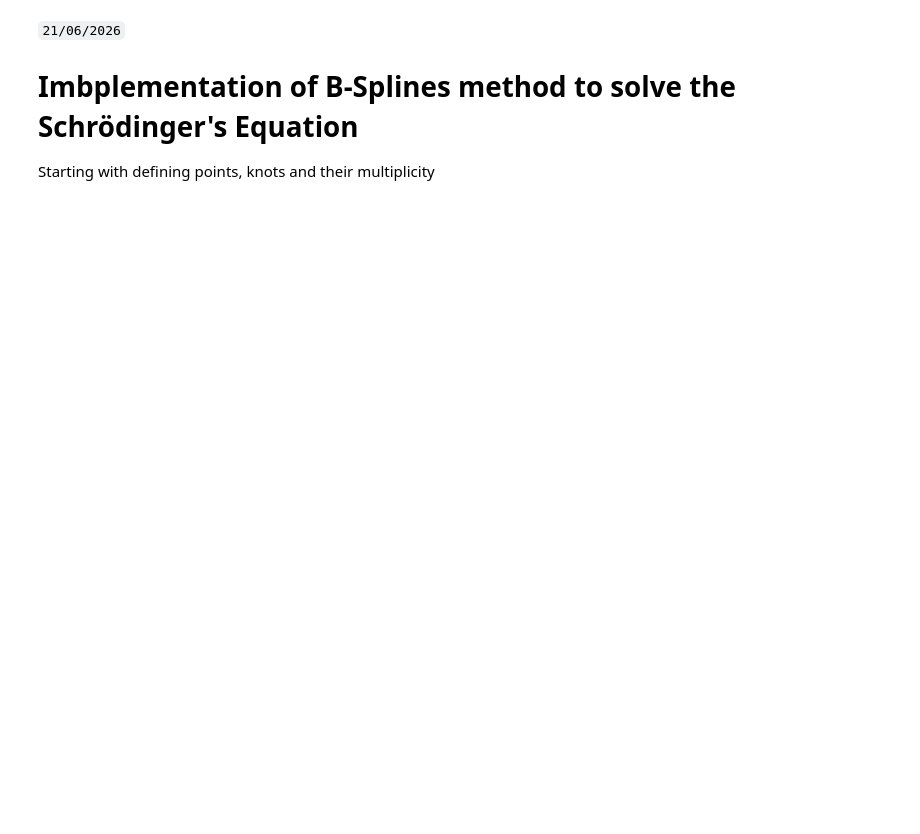
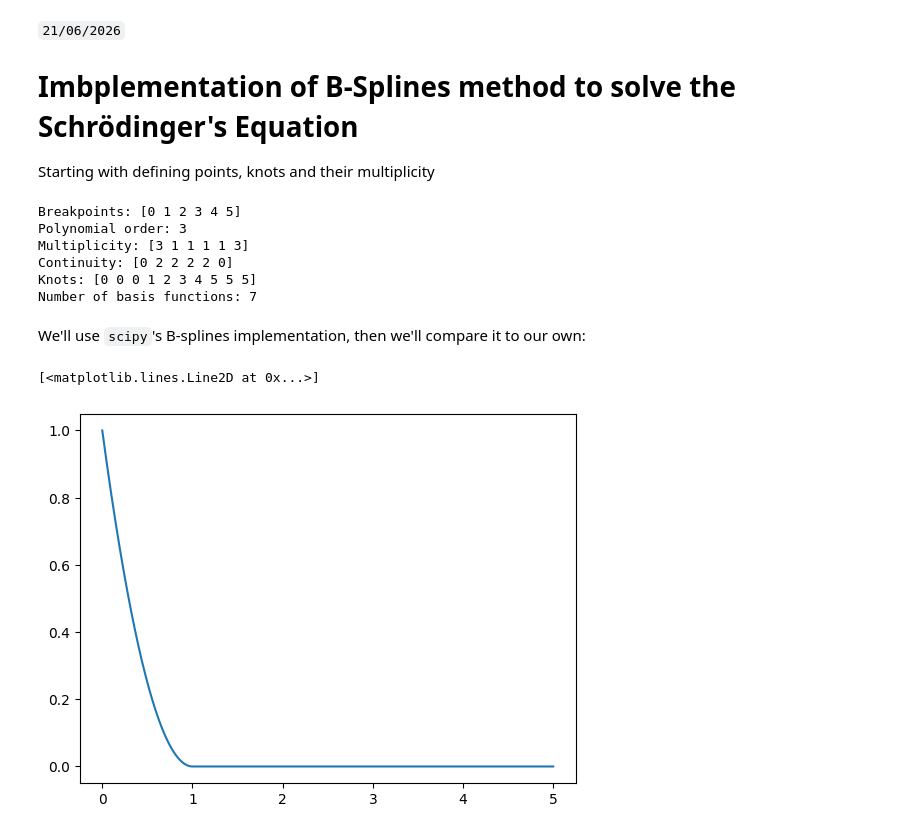
Before and after one commit to Gabriel-Amici/MorseCoulomb, a Jupyter notebook: notebooks/development/bsplines.ipynb, the cells around one changed output. Saved outputs shown, nothing was run; the diff lists cells and outputs as text; code cells hidden in the pictures; blank space fills up the shorter version.

```diff
--- a/notebooks/development/bsplines.ipynb
+++ b/notebooks/development/bsplines.ipynb
@@ -25,22 +25,3 @@ t = np.concatenate([[chi[j]] * nu[j] for j in range(len(chi)) ])
 
 # number of basis functions
 n = k + ell - 1
-# %%
-# breakpoints
-chi = np.array([0, 1, 2, 3, 4, 5])
-
-# Polynomial order
-ell = len(chi) - 1
-k = 3
-
-# continuity conditions
-nu = np.array([0] + [k-1] * (len(chi) - 2) + [0])
-
-# multiplicity
-mu = k - nu
-
-# Knots
-t = np.concatenate([[chi[j]] * mu[j] for j in range(len(chi)) ])
-
-# number of basis functions
-n = np.sum(mu) - k
@@ -49,15 +28,30 @@ mu
 # %%
 print(f"Breakpoints: {chi}")
 print(f"Polynomial order: {k}")
-print(f"Multiplicity: {mu}")
+print(f"Multiplicity: {nu}")
+print(f"Continuity: {mu}")
 print(f"Knots: {t}")
 print(f"Number of basis functions: {n}")
+# %% [output]
+Breakpoints: [0 1 2 3 4 5]
+Polynomial order: 3
+Multiplicity: [3 1 1 1 1 3]
+Continuity: [0 2 2 2 2 0]
+Knots: [0 0 0 1 2 3 4 5 5 5]
+Number of basis functions: 7
+# %% [markdown]
+We'll use `scipy`'s B-splines implementation, then we'll compare it to our own:
 # %%
 from scipy.interpolate import BSpline
 import matplotlib.pyplot as plt
 # %%
 coefficients = np.zeros(n)
 coefficients[0] = 1  # Set the first coefficient to 1 for the first basis function
-coefficients[-1] = 1  # Set the last coefficient to 1 for the last basis function
 
-spline = BSpline(t, coefficients, k)
+spline = BSpline(t, coefficients, k-1)
+x_vec = np.linspace(chi[0], chi[-1], 1000)
+y2 = spline(x_vec)
+plt.plot(x_vec, y2)
+# %% [output]
+[<matplotlib.lines.Line2D at 0x...>]
+[figure, added]
```
Also changed, not shown: parts of 99 cells of this notebook, 1 other file.
